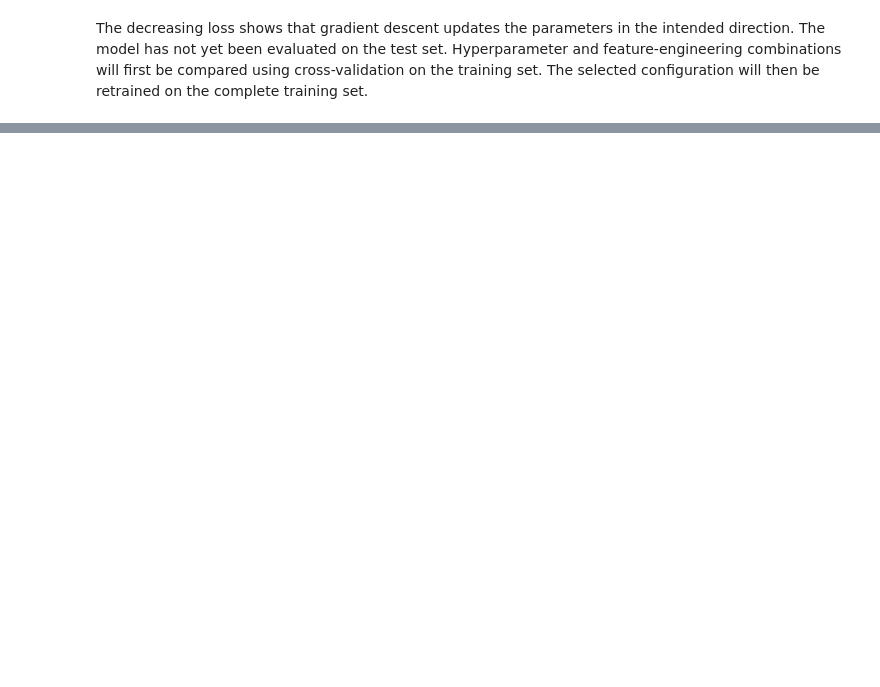
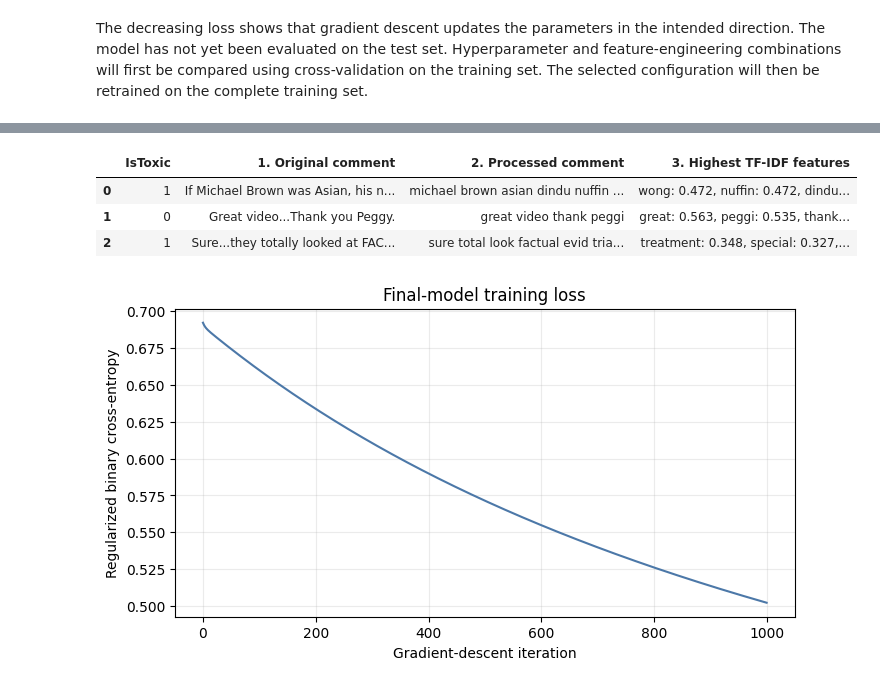
Before and after one commit to PROEESH/ISR-DS, a Jupyter notebook: youtube_toxicity_classification.ipynb, the cells around one changed output, grey strips where cells are left out. Cells and saved outputs as stored; diff of their text form; code cells hidden in the pictures; blank space fills up the shorter version.

```diff
--- a/youtube_toxicity_classification.ipynb
+++ b/youtube_toxicity_classification.ipynb
@@ -460,0 +663,32 @@ The decreasing loss shows that gradient descent updates the parameters in the in
+# %%
+best_result_index = int(np.argmax(grid_search.cv_results_["mean_test_score"]))
+best_extension_parameters = grid_search.cv_results_["params"][
+    best_result_index
+]
+best_cv_f1 = float(grid_search.cv_results_["mean_test_score"][
+    best_result_index
+])
+best_cv_f1_std = float(grid_search.cv_results_["std_test_score"][
+    best_result_index
+])
+
+best_permutation = pd.DataFrame([{
+    "remove_stopwords": best_extension_parameters[
+        "preprocess__remove_stopwords"
+    ],
+    "use_stemming": best_extension_parameters[
+        "preprocess__use_stemming"
+    ],
+    "ngram_range": best_extension_parameters["tfidf__ngram_range"],
+    "C": best_extension_parameters["model__C"],
+    "learning_rate": best_extension_parameters[
+        "model__learning_rate"
+    ],
+    "mean_5_fold_F1": best_cv_f1,
+    "std_5_fold_F1": best_cv_f1_std,
+}])
+
+display(best_permutation.round({
+    "mean_5_fold_F1": 4,
+    "std_5_fold_F1": 4,
+}))
@@ -460,0 +760,47 @@ The decreasing loss shows that gradient descent updates the parameters in the in
+# %%
+def show_final_training_flow(row_indices, top_n=8):
+    feature_names = final_vectorizer.get_feature_names_out()
+    rows = []
+
+    for row_index in row_indices:
+        original_text = train_df.loc[row_index, "Text"]
+        processed_text = final_preprocessor.transform([original_text])[0]
+        feature_row = final_vectorizer.transform([processed_text]).getrow(0)
+        sorted_positions = np.argsort(feature_row.data)[::-1][:top_n]
+
+        top_features = []
+        for position in sorted_positions:
+            feature_index = feature_row.indices[position]
+            top_features.append(
+                f"{feature_names[feature_index]}: "
+                f"{feature_row.data[position]:.3f}"
+            )
+
+        rows.append({
+            "IsToxic": train_df.loc[row_index, "IsToxic"],
+            "1. Original comment": original_text,
+            "2. Processed comment": processed_text,
+            "3. Highest TF-IDF features": ", ".join(top_features),
+        })
+
+    return pd.DataFrame(rows)
+
+final_training_flow_examples = show_final_training_flow(
+    selected_train_indices
+)
+display(final_training_flow_examples)
+# %% [output]
+|  | IsToxic | 1. Original comment | 2. Processed comment | 3. Highest TF-IDF features |
+| 0 | 1 | If Michael Brown was Asian, his n... | michael brown asian dindu nuffin ... | wong: 0.472, nuffin: 0.472, dindu... |
+| 1 | 0 | Great video...Thank you Peggy. | great video thank peggi | great: 0.563, peggi: 0.535, thank... |
+| 2 | 1 | Sure...they totally looked at FAC... | sure total look factual evid tria... | treatment: 0.348, special: 0.327,... |
+# %%
+plt.figure(figsize=(8, 4))
+plt.plot(final_model.loss_history_, color="#4C78A8")
+plt.xlabel("Gradient-descent iteration")
+plt.ylabel("Regularized binary cross-entropy")
+plt.title("Final-model training loss")
+plt.grid(alpha=0.25)
+plt.show()
+# %% [output]
+[figure, added]
```
Also changed, not shown: parts of 45 cells of this notebook.
